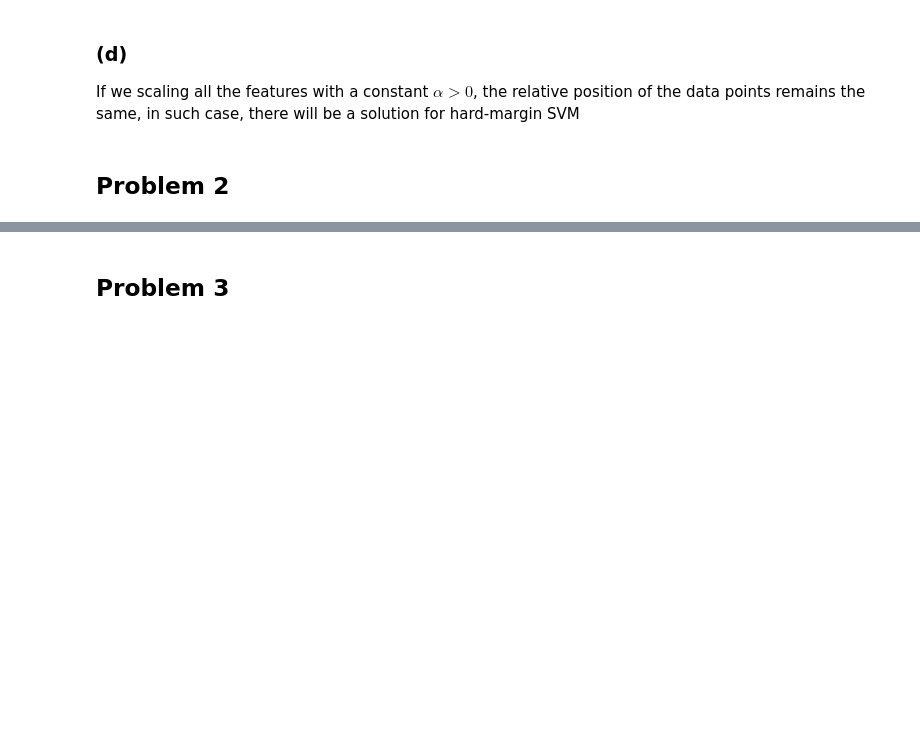
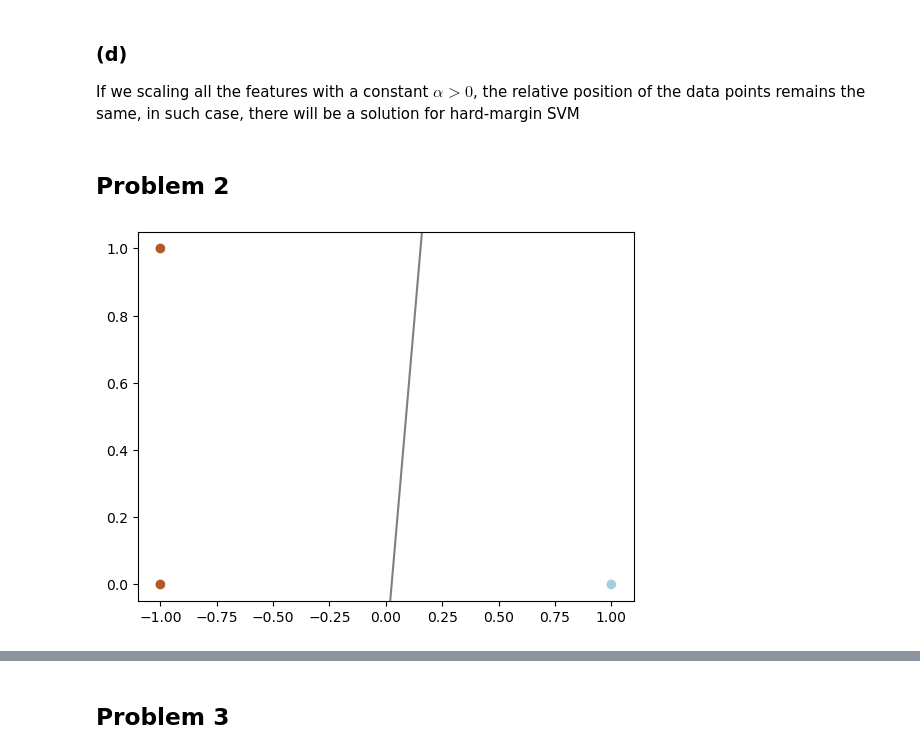
Before and after one commit to Jonas-Zhang97/TUM-MLO, a Jupyter notebook: MLO/HW5/HW5.ipynb, the cells around one changed output, grey strips where cells are left out. Drawn from its saved outputs; the diff is of its cells as text; code cells hidden in the pictures; blank space fills up the shorter version.

```diff
--- a/MLO/HW5/HW5.ipynb
+++ b/MLO/HW5/HW5.ipynb
@@ -20,3 +24,25 @@ The heigh dimensional transformation might leads to a similar problem as subtask
 If we scaling all the features with a constant $\alpha > 0$, the relative position of the data points remains the same, in such case, there will be a solution for hard-margin SVM
 # %% [markdown]
 ## Problem 2
+# %%
+def solveHMSVM(X, y):
+  clf = svm.LinearSVC()
+  clf.fit(X, y)
+
+  plt.scatter(X[:, 0], X[:, 1], c=y, cmap=plt.cm.Paired)
+  ax = plt.gca()
+  xlim = ax.get_xlim()
+  ylim = ax.get_ylim()
+
+  xx, yy = np.meshgrid(np.linspace(xlim[0], xlim[1], 50), np.linspace(ylim[0], ylim[1], 50))
+  Z = clf.decision_function(np.c_[xx.ravel(), yy.ravel()])
+
+  Z = Z.reshape(xx.shape)
+  plt.contour(xx, yy, Z, colors='k', levels=[0], alpha=0.5, linestyles=['-'])
+
+X_1 = np.array([[-1, 0], [-1, 1], [1, 0]])
+y_1 = np.array([1, 1, -1])
+
+solveHMSVM(X_1, y_1)
+# %% [output]
+[figure, added]
```
Also changed, not shown: parts of 5 cells of this notebook, 1 other file.
